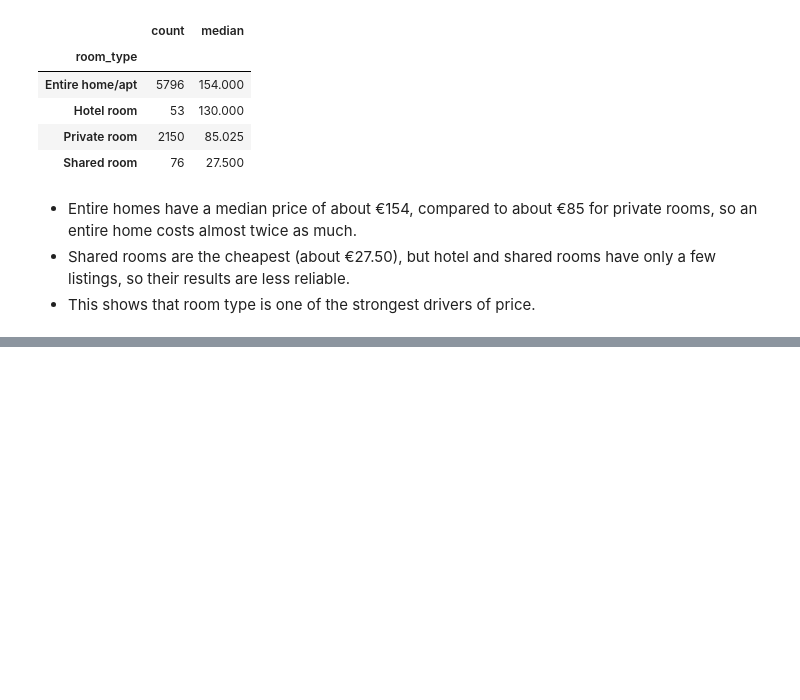
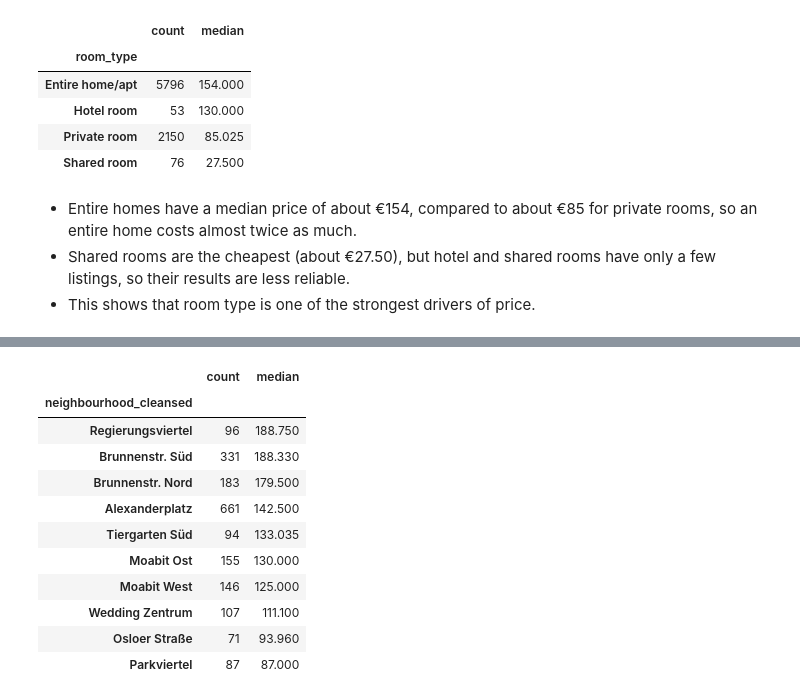
Before and after one commit to Anja987/berlin-airbnb-data-mining, a Jupyter notebook: notebooks/02_exploratory_analysis.ipynb, the cells around one changed output, grey strips where cells are left out. Saved outputs shown, nothing was run; the diff lists cells and outputs as text; code cells hidden in the pictures; blank space fills up the shorter version.

```diff
--- a/notebooks/02_exploratory_analysis.ipynb
+++ b/notebooks/02_exploratory_analysis.ipynb
@@ -74,0 +104,15 @@ df.groupby("room_type")["price"].agg(["count", "median"])
+# %%
+mitte.groupby("neighbourhood_cleansed")["price"].agg(["count", "median"]).sort_values("median", ascending=False)
+# %% [output]
+|  | count | median |
+| neighbourhood_cleansed |  |  |
+| Regierungsviertel | 96 | 188.750 |
+| Brunnenstr. Süd | 331 | 188.330 |
+| Brunnenstr. Nord | 183 | 179.500 |
+| Alexanderplatz | 661 | 142.500 |
+| Tiergarten Süd | 94 | 133.035 |
+| Moabit Ost | 155 | 130.000 |
+| Moabit West | 146 | 125.000 |
+| Wedding Zentrum | 107 | 111.100 |
+| Osloer Straße | 71 | 93.960 |
+| Parkviertel | 87 | 87.000 |
```
Also changed, not shown: parts of 3 cells of this notebook.
